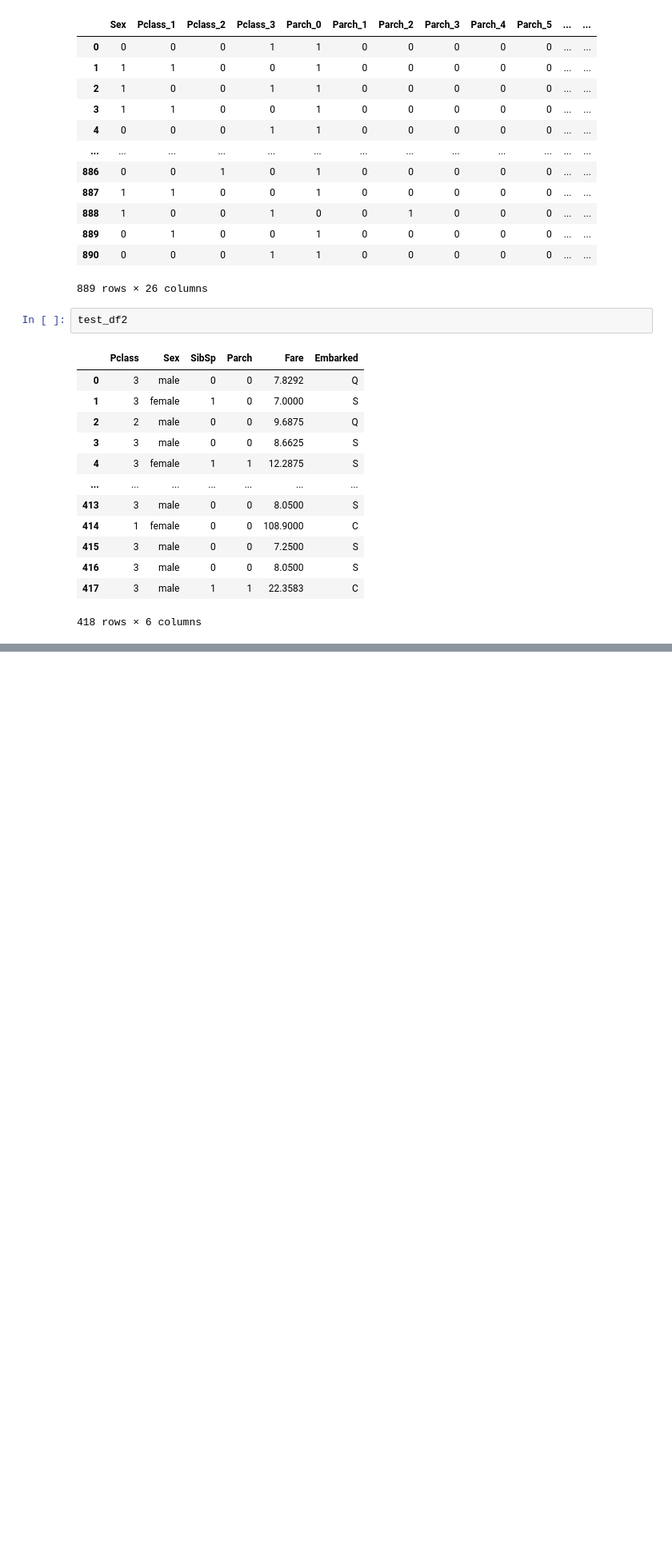
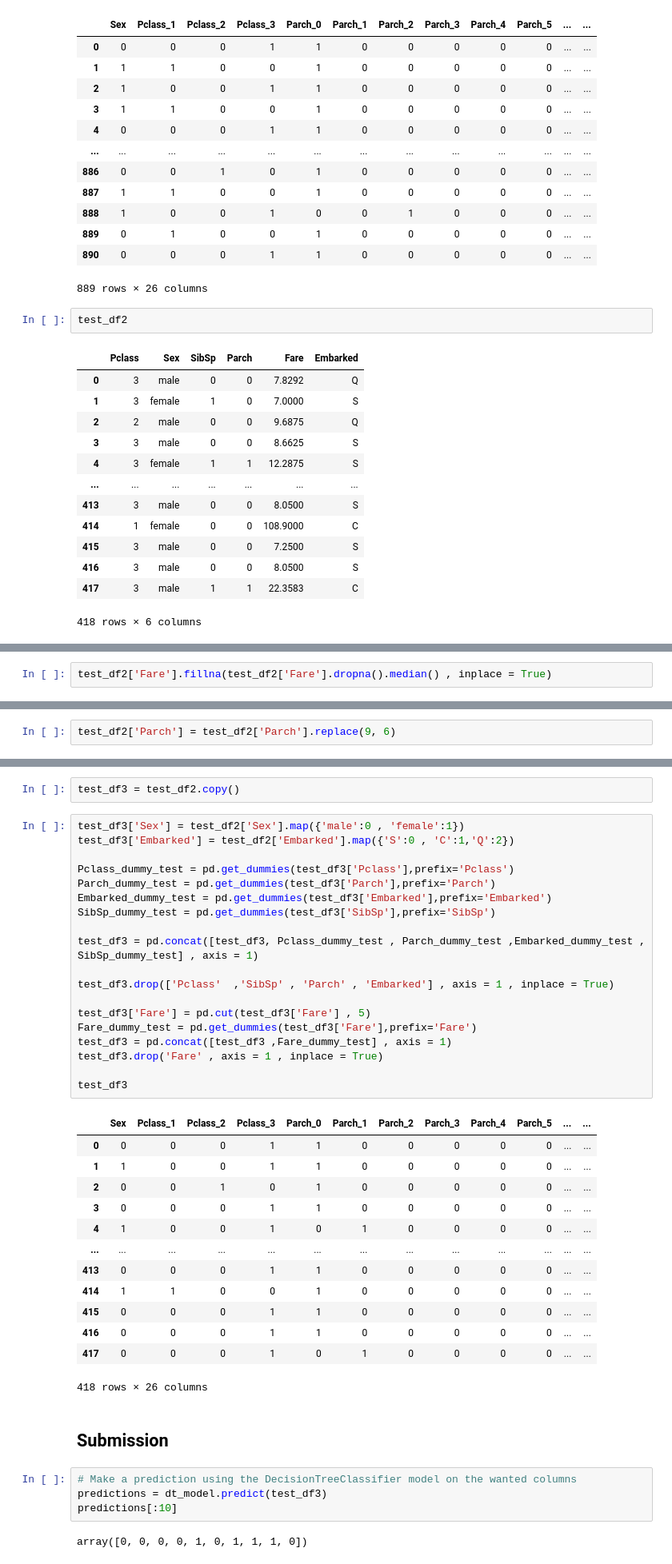
Before and after one commit to MOHAMMED-NASSER22/Titanic---Machine-Learning-from-Disaster-Kaggle, a Jupyter notebook: titanic.ipynb, the cells around one changed output, grey strips where cells are left out. Shown: that part at 80% size. Saved outputs shown, nothing was run; the diff lists cells and outputs as text; blank space fills up the shorter version.

```diff
--- a/titanic.ipynb
+++ b/titanic.ipynb
@@ -710,0 +724,2 @@ test_df2
+# %%
+test_df2['Fare'].fillna(test_df2['Fare'].dropna().median() , inplace = True)
@@ -710,0 +732,2 @@ test_df2
+# %%
+test_df2['Parch'] = test_df2['Parch'].replace(9, 6)
@@ -710,0 +745,43 @@ test_df2
+# %%
+test_df3 = test_df2.copy()
+# %%
+test_df3['Sex'] = test_df2['Sex'].map({'male':0 , 'female':1})
+test_df3['Embarked'] = test_df2['Embarked'].map({'S':0 , 'C':1,'Q':2})
+
+Pclass_dummy_test = pd.get_dummies(test_df3['Pclass'],prefix='Pclass')
+Parch_dummy_test = pd.get_dummies(test_df3['Parch'],prefix='Parch')
+Embarked_dummy_test = pd.get_dummies(test_df3['Embarked'],prefix='Embarked')
+SibSp_dummy_test = pd.get_dummies(test_df3['SibSp'],prefix='SibSp')
+
+test_df3 = pd.concat([test_df3, Pclass_dummy_test , Parch_dummy_test ,Embarked_dummy_test , SibSp_dummy_test] , axis = 1)
+
+test_df3.drop(['Pclass'  ,'SibSp' , 'Parch' , 'Embarked'] , axis = 1 , inplace = True)
+
+test_df3['Fare'] = pd.cut(test_df3['Fare'] , 5)
+Fare_dummy_test = pd.get_dummies(test_df3['Fare'],prefix='Fare')
+test_df3 = pd.concat([test_df3 ,Fare_dummy_test] , axis = 1)
+test_df3.drop('Fare' , axis = 1 , inplace = True)
+
+test_df3
+# %% [output]
+|  | Sex | Pclass_1 | Pclass_2 | Pclass_3 | Parch_0 | Parch_1 | Parch_2 | Parch_3 | Parch_4 | Parch_5 | ... | ... |
+| 0 | 0 | 0 | 0 | 1 | 1 | 0 | 0 | 0 | 0 | 0 | ... | ... |
+| 1 | 1 | 0 | 0 | 1 | 1 | 0 | 0 | 0 | 0 | 0 | ... | ... |
+| 2 | 0 | 0 | 1 | 0 | 1 | 0 | 0 | 0 | 0 | 0 | ... | ... |
+| 3 | 0 | 0 | 0 | 1 | 1 | 0 | 0 | 0 | 0 | 0 | ... | ... |
+| 4 | 1 | 0 | 0 | 1 | 0 | 1 | 0 | 0 | 0 | 0 | ... | ... |
+| ... | ... | ... | ... | ... | ... | ... | ... | ... | ... | ... | ... | ... |
+| 413 | 0 | 0 | 0 | 1 | 1 | 0 | 0 | 0 | 0 | 0 | ... | ... |
+| 414 | 1 | 1 | 0 | 0 | 1 | 0 | 0 | 0 | 0 | 0 | ... | ... |
+| 415 | 0 | 0 | 0 | 1 | 1 | 0 | 0 | 0 | 0 | 0 | ... | ... |
+| 416 | 0 | 0 | 0 | 1 | 1 | 0 | 0 | 0 | 0 | 0 | ... | ... |
+| 417 | 0 | 0 | 0 | 1 | 0 | 1 | 0 | 0 | 0 | 0 | ... | ... |
+418 rows × 26 columns
+# %% [markdown]
+## Submission
+# %%
+# Make a prediction using the DecisionTreeClassifier model on the wanted columns
+predictions = dt_model.predict(test_df3)
+predictions[:10]
+# %% [output]
+array([0, 0, 0, 0, 1, 0, 1, 1, 1, 0])
```
Also changed, not shown: parts of 21 cells of this notebook.
